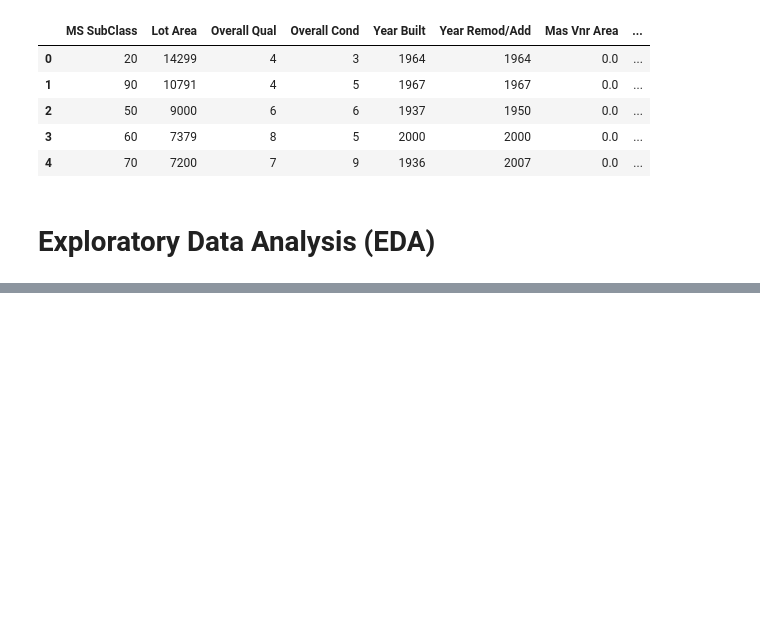
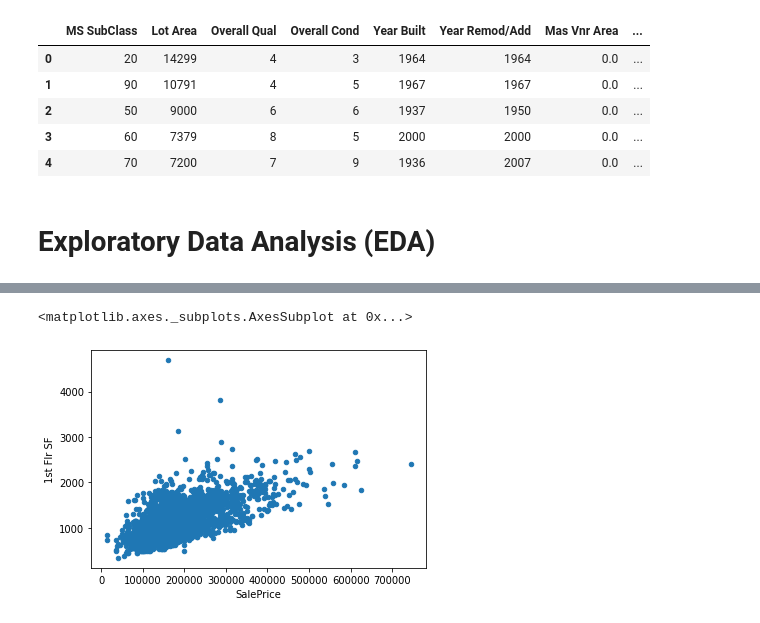
Before and after one commit to cfcastillo/DS-6-Notebooks, a Jupyter notebook: Project_2_Notebook_cfc.ipynb, the cells around one changed output, grey strips where cells are left out. Drawn from its saved outputs; the diff is of its cells as text; code cells hidden in the pictures; blank space fills up the shorter version.

```diff
--- a/Project_2_Notebook_cfc.ipynb
+++ b/Project_2_Notebook_cfc.ipynb
@@ -299,0 +345,7 @@ Name: SalePrice, dtype: float64
+# %%
+# Sale Price trends up when square feet increases.
+# However there are some outliers with low price and large square feet.
+data_enc.plot('SalePrice', '1st Flr SF', kind = 'scatter')
+# %% [output]
+<matplotlib.axes._subplots.AxesSubplot at 0x...>
+[figure, added]
```
Also changed, not shown: parts of 24 cells of this notebook.
